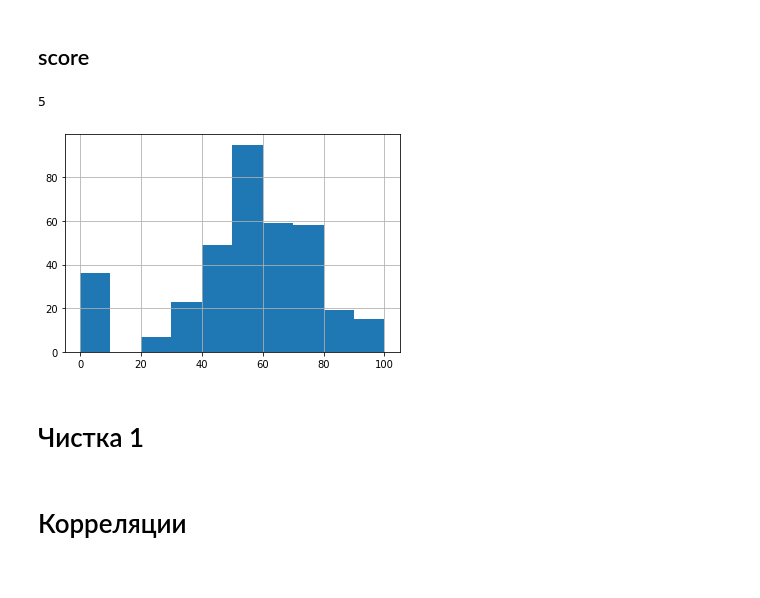
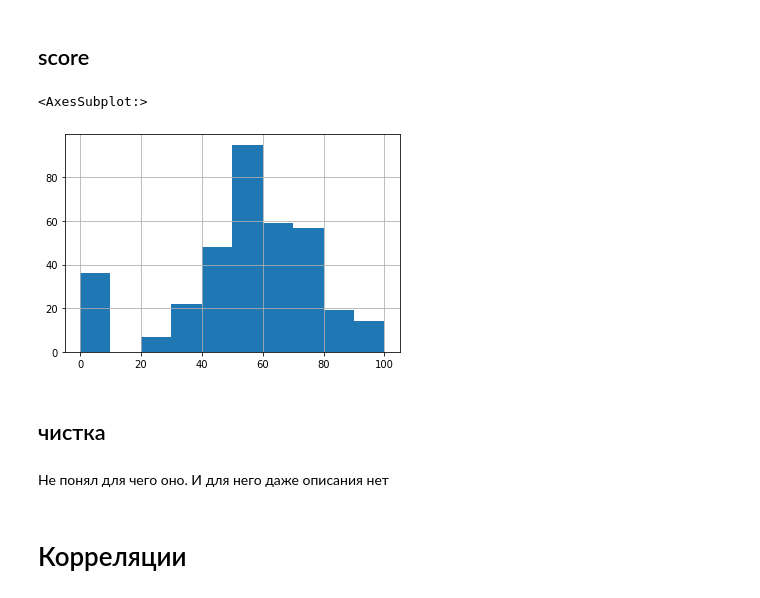
Before and after one commit to todoshcenko/ds_repo_1, a Jupyter notebook: module_2/stud_math.ipynb, the cells around one changed output. Drawn from its saved outputs; the diff is of its cells as text; code cells hidden in the pictures.

```diff
--- a/module_2/stud_math.ipynb
+++ b/module_2/stud_math.ipynb
@@ -149,13 +177,11 @@ math.absences.hist()
 # %% [markdown]
 ## score
 # %%
-math.score.dropna()
 math.score.hist(bins=10)
-display(math.score.isna().sum())
 # %% [output]
-5
+<AxesSubplot:>
-[figure, old version]
+[figure, new version]
-# %% [markdown]
-# Чистка 1
+# %% [markdown]
+## чистка
 # %%
 math.drop(['studytime_granular'], inplace=True, axis=1)
@@ -163,3 +188,5 @@ math = math.loc[math.age <= 19]
+# %% [markdown]
+Не понял для чего оно. И для него даже описания нет
 # %% [markdown]
 # Корреляции
 # %%
```
Also changed, not shown: parts of 19 cells of this notebook.
